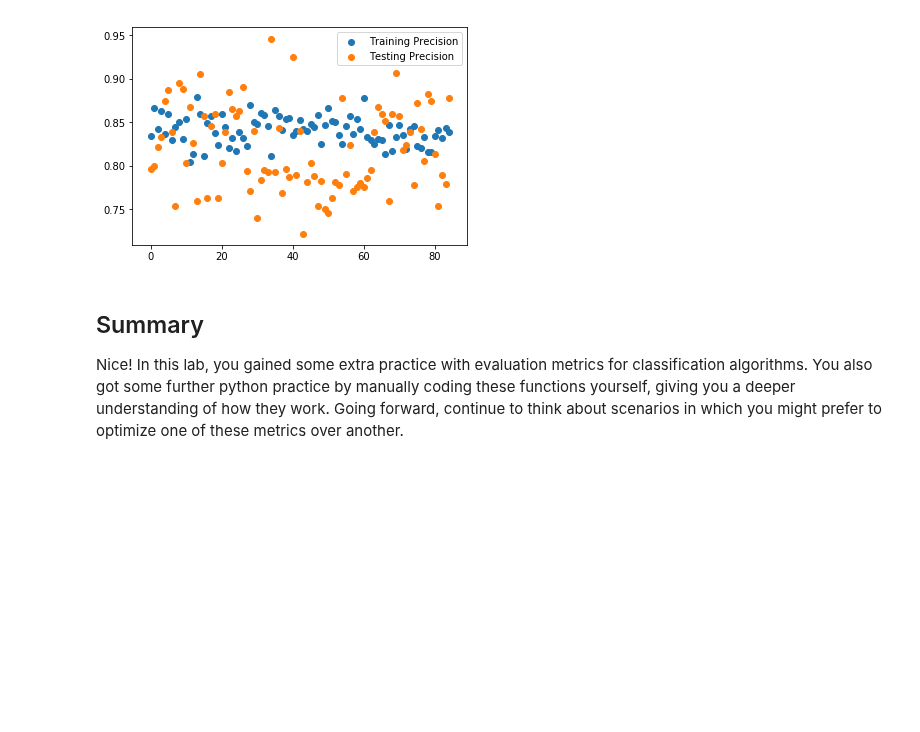
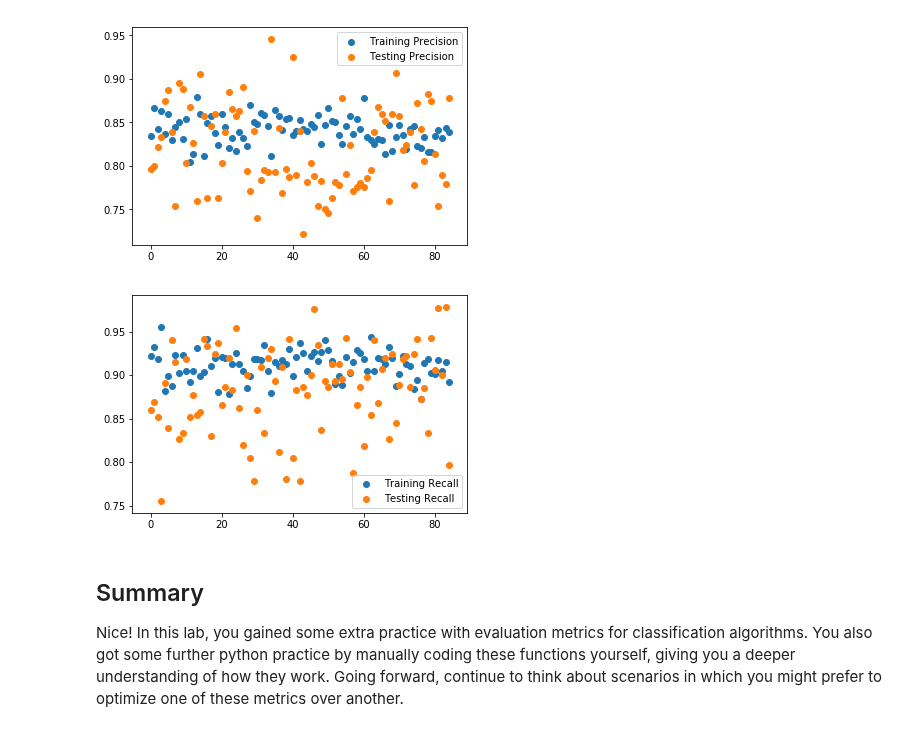
Before and after one commit to fleralle/dsc-evaluating-logistic-regression-models-lab-houston-ds-042219, a Jupyter notebook: index.ipynb, the cells around one changed output. Saved outputs shown, nothing was run; the diff lists cells and outputs as text; code cells hidden in the pictures; blank space fills up the shorter version.

```diff
--- a/index.ipynb
+++ b/index.ipynb
@@ -230,9 +230,11 @@ plt.legend();
 [figure]
 # %%
 # code for test and train recall
-plt.scatter(range(len(training_Recall)), training_Recall, label='Training Precision')
-plt.scatter(range(len(testing_Recall)), testing_Recall, label='Testing Precision')
+plt.scatter(range(len(training_Recall)), training_Recall, label='Training Recall')
+plt.scatter(range(len(testing_Recall)), testing_Recall, label='Testing Recall')
 plt.legend();
+# %% [output]
+[figure, added]
 # %%
 # code for test and train accuracy
 # %%
```
